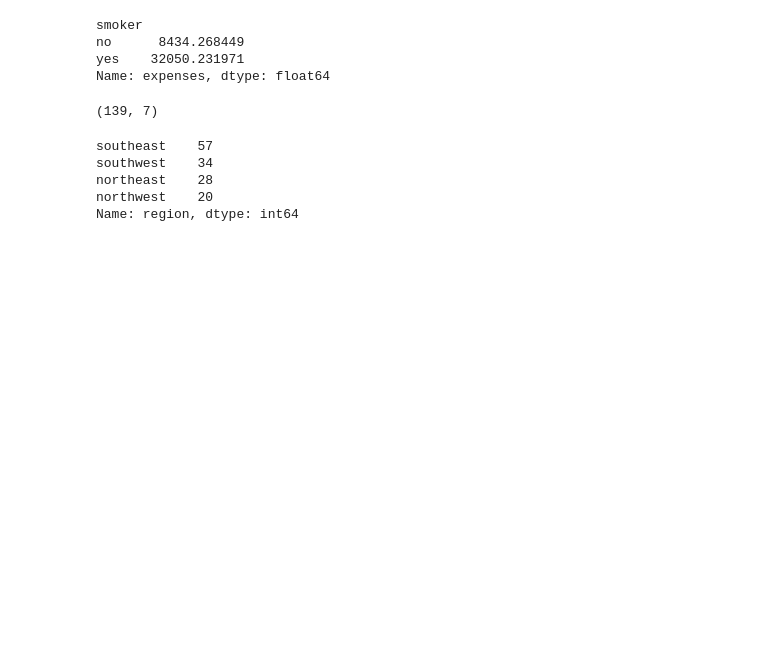
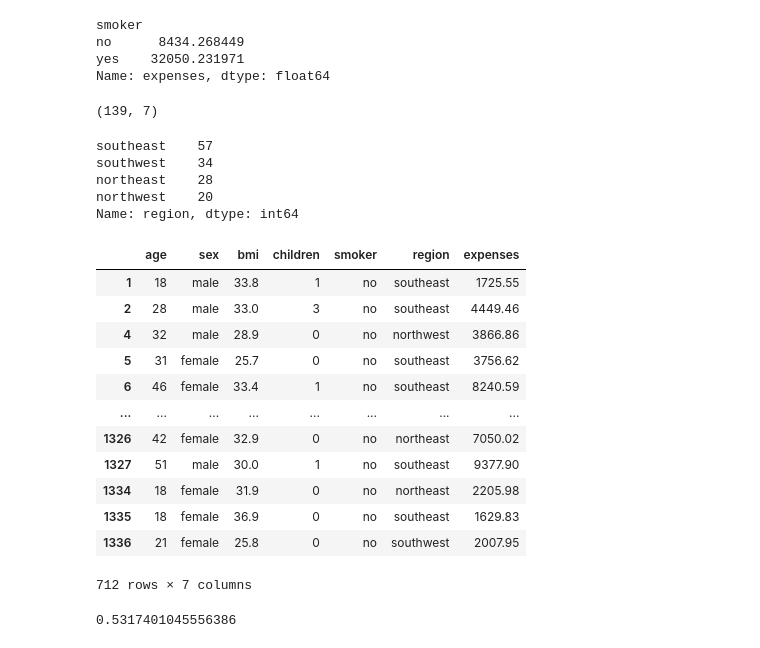
Before and after one commit to yashmathur0310/Insurance-Premium-prediction, a Jupyter notebook: EDA.ipynb, the cells around one changed output. Saved outputs shown, nothing was run; the diff lists cells and outputs as text; code cells hidden in the pictures; blank space fills up the shorter version.

```diff
--- a/EDA.ipynb
+++ b/EDA.ipynb
@@ -152,3 +153,23 @@ southwest    34
 northeast    28
 northwest    20
 Name: region, dtype: int64
+# %%
+df[df['expenses']<10000]
+# %% [output]
+|  | age | sex | bmi | children | smoker | region | expenses |
+| 1 | 18 | male | 33.8 | 1 | no | southeast | 1725.55 |
+| 2 | 28 | male | 33.0 | 3 | no | southeast | 4449.46 |
+| 4 | 32 | male | 28.9 | 0 | no | northwest | 3866.86 |
+| 5 | 31 | female | 25.7 | 0 | no | southeast | 3756.62 |
+| 6 | 46 | female | 33.4 | 1 | no | southeast | 8240.59 |
+| ... | ... | ... | ... | ... | ... | ... | ... |
+| 1326 | 42 | female | 32.9 | 0 | no | northeast | 7050.02 |
+| 1327 | 51 | male | 30.0 | 1 | no | southeast | 9377.90 |
+| 1334 | 18 | female | 31.9 | 0 | no | northeast | 2205.98 |
+| 1335 | 18 | female | 36.9 | 0 | no | southeast | 1629.83 |
+| 1336 | 21 | female | 25.8 | 0 | no | southwest | 2007.95 |
+712 rows × 7 columns
+# %%
+712/1339
+# %% [output]
+0.5317401045556386
```
Also changed, not shown: parts of 6 cells of this notebook.
